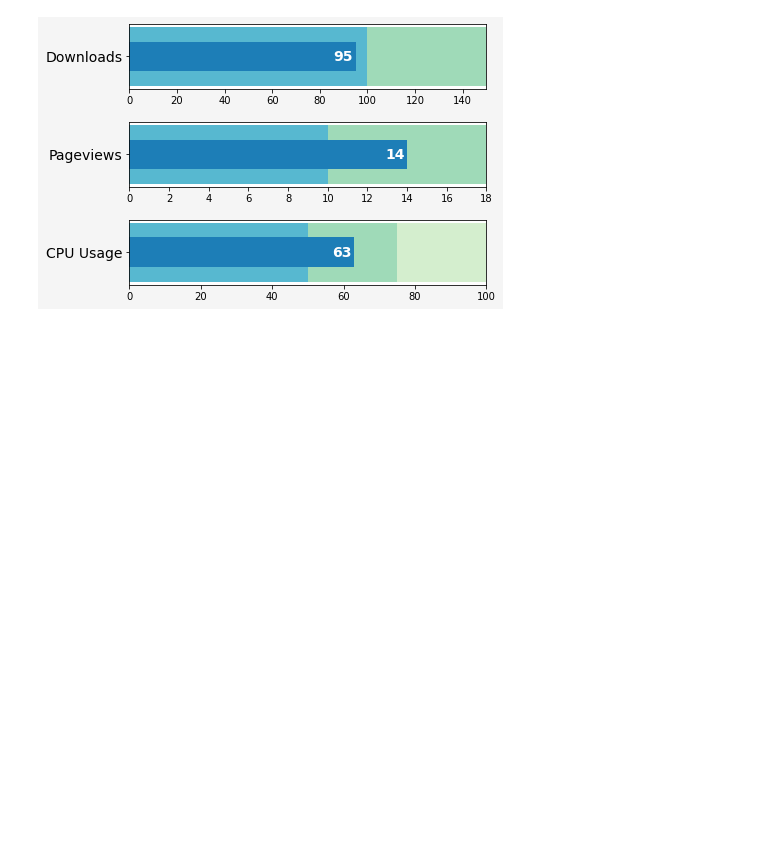
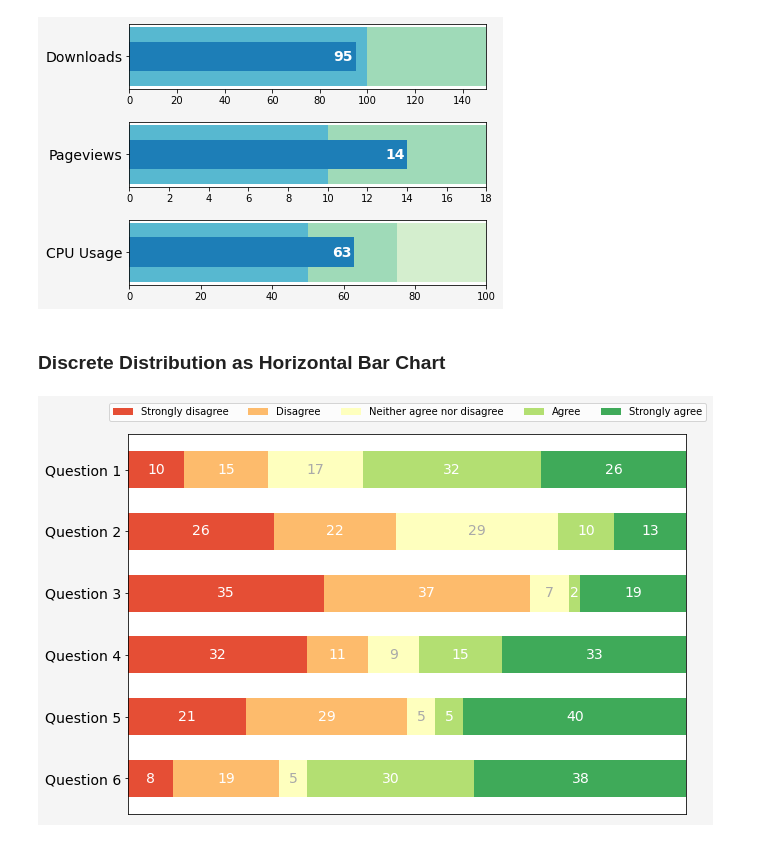
Before and after one commit to ufankhau/template, a Jupyter notebook: Matplotlib_Examples.ipynb, the cells around one changed output. Saved outputs shown, nothing was run; the diff lists cells and outputs as text; code cells hidden in the pictures; blank space fills up the shorter version.

```diff
--- a/Matplotlib_Examples.ipynb
+++ b/Matplotlib_Examples.ipynb
@@ -214,3 +213,60 @@ for i in range(0, len(limits)):
     ax[i].bar_label(rects, label_type='edge', padding=-22, color='w', weight="semibold", size=14)
 # %% [output]
 [figure]
+# %% [markdown]
+### Discrete Distribution as Horizontal Bar Chart
+# %%
+# dataset
+category_names = ['Strongly disagree', 'Disagree',
+                  'Neither agree nor disagree', 'Agree', 'Strongly agree']
+results = {
+    'Question 1': [10, 15, 17, 32, 26],
+    'Question 2': [26, 22, 29, 10, 13],
+    'Question 3': [35, 37, 7, 2, 19],
+    'Question 4': [32, 11, 9, 15, 33],
+    'Question 5': [21, 29, 5, 5, 40],
+    'Question 6': [8, 19, 5, 30, 38]
+}
+
+def survey(results, category_names):
+    """
+    Parameters
+    ----------
+    results : dict
+        A mapping from question labels to a list of answers per category.
+        It is assumed all lists contain the same number of entries and that
+        it matches the length of *category_names*.
+    category_names : list of str
+        The category labels.
+    """
+    labels = list(results.keys())
+    data = np.array(list(results.values()))
+    data_cum = data.cumsum(axis=1)
+    category_colors = plt.get_cmap('RdYlGn')(
+        np.linspace(0.15, 0.85, data.shape[1]))
+
+    fig, ax = plt.subplots(figsize=(10, 7), facecolor="whitesmoke")
+    ax.invert_yaxis()
+    ax.xaxis.set_visible(False)
+    ax.set_xlim(0, np.sum(data, axis=1).max())
+    ax.set_yticks(np.arange(len(labels)))
+    ax.set_yticklabels(labels, size=14)
+
+    for i, (colname, color) in enumerate(zip(category_names, category_colors)):
+        widths = data[:, i]
+        starts = data_cum[:, i] - widths
+        rects = ax.barh(labels, widths, left=starts, height=0.6,
+                        label=colname, color=color)
+
+        r, g, b, _ = color
+        text_color = 'white' if r * g * b < 0.5 else 'darkgrey'
+        ax.bar_label(rects, label_type='center', color=text_color, size=14)
+
+    ax.legend(ncol=len(category_names), bbox_to_anchor=(0.5, 1.02),
+              loc='lower center', fontsize='medium')
+
+    return fig, ax
+
+plt.show(survey(results, category_names))
+# %% [output]
+[figure, added]
```
Also changed, not shown: parts of 2 cells of this notebook.
